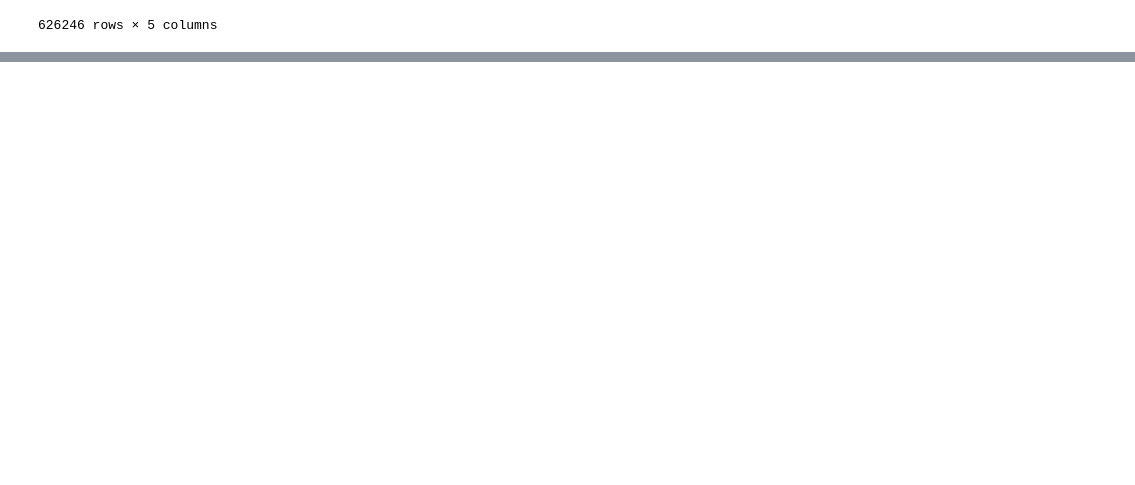
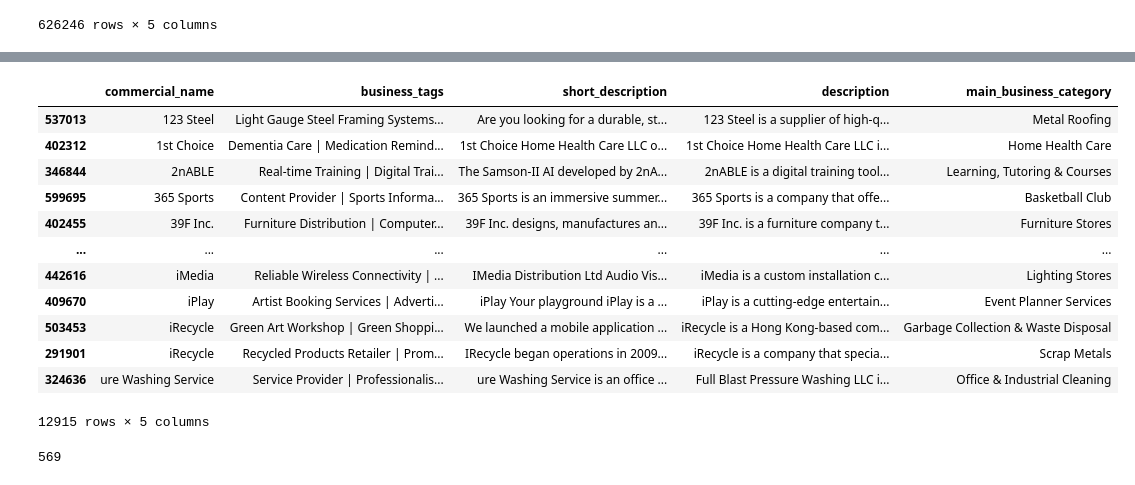
Before and after one commit to luca-marian/tournament, a Jupyter notebook: explore_dataset.ipynb, the cells around one changed output, grey strips where cells are left out. Drawn from its saved outputs; the diff is of its cells as text; code cells hidden in the pictures; blank space fills up the shorter version.

```diff
--- a/explore_dataset.ipynb
+++ b/explore_dataset.ipynb
@@ -90,2 +106,24 @@ df
+# %%
+duplicateRows = df[df["commercial_name"].duplicated()]
+# %%
+a = duplicateRows.sort_values(by="commercial_name")
+# %%
+a
+# %% [output]
+|  | commercial_name | business_tags | short_description | description | main_business_category |
+| 537013 | 123 Steel | Light Gauge Steel Framing Systems... | Are you looking for a durable, st... | 123 Steel is a supplier of high-q... | Metal Roofing |
+| 402312 | 1st Choice | Dementia Care | Medication Remind... | 1st Choice Home Health Care LLC o... | 1st Choice Home Health Care LLC i... | Home Health Care |
+| 346844 | 2nABLE | Real-time Training | Digital Trai... | The Samson-II AI developed by 2nA... | 2nABLE is a digital training tool... | Learning, Tutoring & Courses |
+| 599695 | 365 Sports | Content Provider | Sports Informa... | 365 Sports is an immersive summer... | 365 Sports is a company that offe... | Basketball Club |
+| 402455 | 39F Inc. | Furniture Distribution | Computer... | 39F Inc. designs, manufactures an... | 39F Inc. is a furniture company t... | Furniture Stores |
+| ... | ... | ... | ... | ... | ... |
+| 442616 | iMedia | Reliable Wireless Connectivity | ... | IMedia Distribution Ltd Audio Vis... | iMedia is a custom installation c... | Lighting Stores |
+| 409670 | iPlay | Artist Booking Services | Adverti... | iPlay Your playground iPlay is a ... | iPlay is a cutting-edge entertain... | Event Planner Services |
+| 503453 | iRecycle | Green Art Workshop | Green Shoppi... | We launched a mobile application ... | iRecycle is a Hong Kong-based com... | Garbage Collection & Waste Disposal |
+| 291901 | iRecycle | Recycled Products Retailer | Prom... | IRecycle began operations in 2009... | iRecycle is a company that specia... | Scrap Metals |
+| 324636 | ure Washing Service | Service Provider | Professionalis... | ure Washing Service is an office ... | Full Blast Pressure Washing LLC i... | Office & Industrial Cleaning |
+12915 rows × 5 columns
 # %%
-df["main_business_category"].unique()
+len(df["main_business_category"].unique())
+# %% [output]
+569
```
Also changed, not shown: parts of 1 cell of this notebook, 2 other files.
